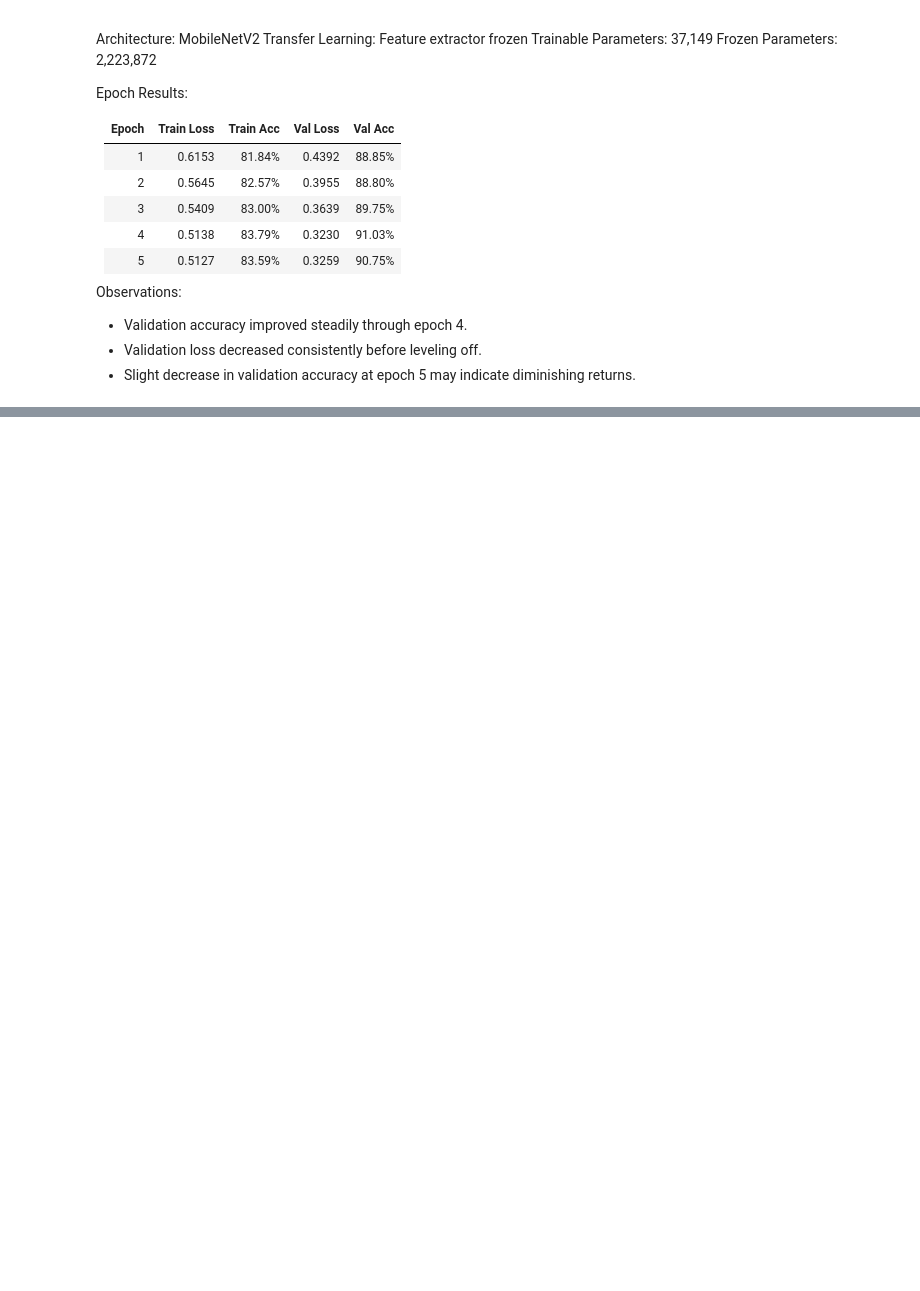
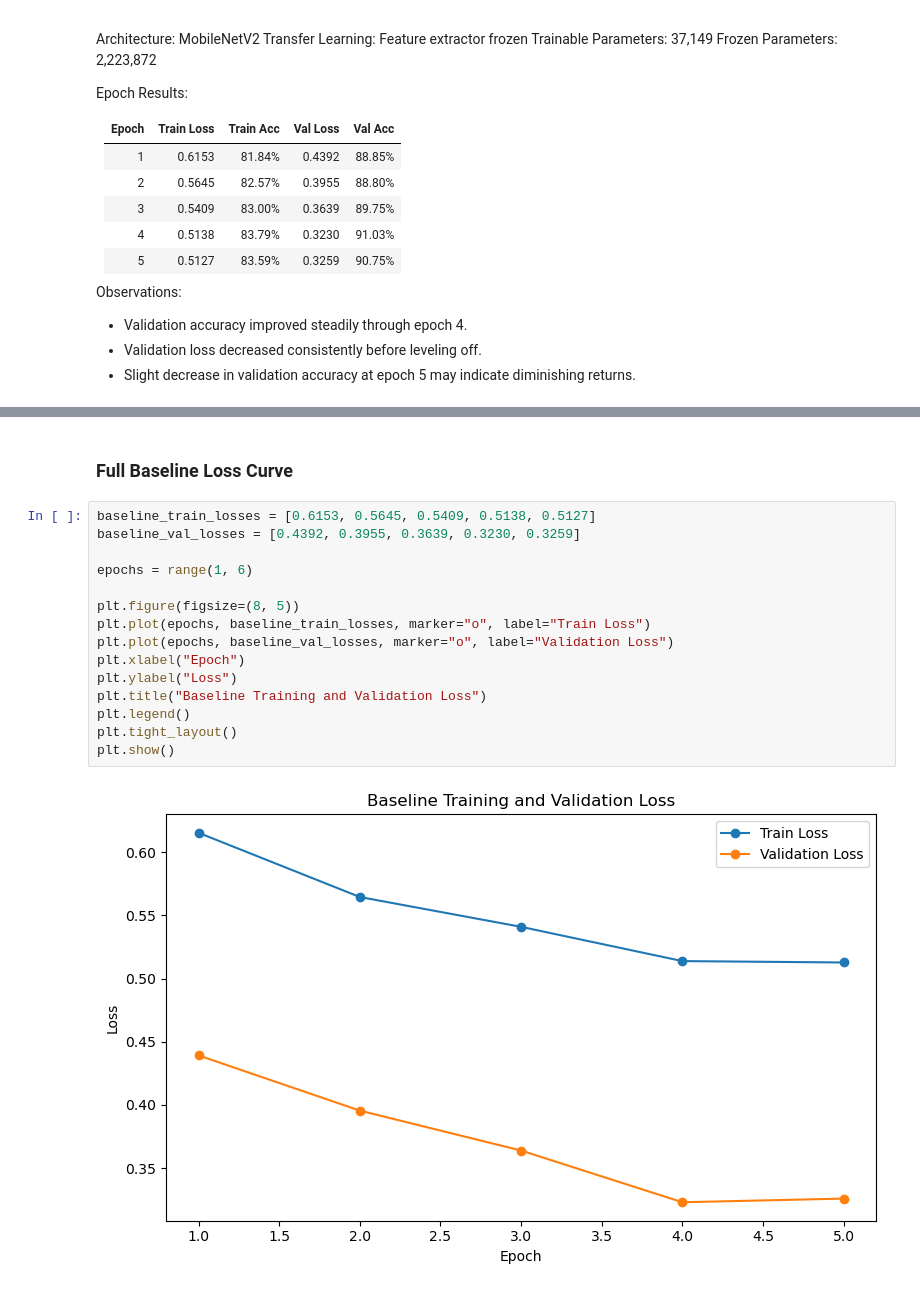
Before and after one commit to framedforfun/Phase-3-Beyond-Words-Capstone, a Jupyter notebook: code/sprint_3.ipynb, the cells around one changed output, grey strips where cells are left out. Drawn from its saved outputs; the diff is of its cells as text; blank space fills up the shorter version.

```diff
--- a/code/sprint_3.ipynb
+++ b/code/sprint_3.ipynb
@@ -491,0 +822,19 @@ Baseline model saved successfully!
+# %% [markdown]
+### Full Baseline Loss Curve
+# %%
+baseline_train_losses = [0.6153, 0.5645, 0.5409, 0.5138, 0.5127]
+baseline_val_losses = [0.4392, 0.3955, 0.3639, 0.3230, 0.3259]
+
+epochs = range(1, 6)
+
+plt.figure(figsize=(8, 5))
+plt.plot(epochs, baseline_train_losses, marker="o", label="Train Loss")
+plt.plot(epochs, baseline_val_losses, marker="o", label="Validation Loss")
+plt.xlabel("Epoch")
+plt.ylabel("Loss")
+plt.title("Baseline Training and Validation Loss")
+plt.legend()
+plt.tight_layout()
+plt.show()
+# %% [output]
+[figure, added]
```
Also changed, not shown: parts of 56 cells of this notebook, 3 other files.
